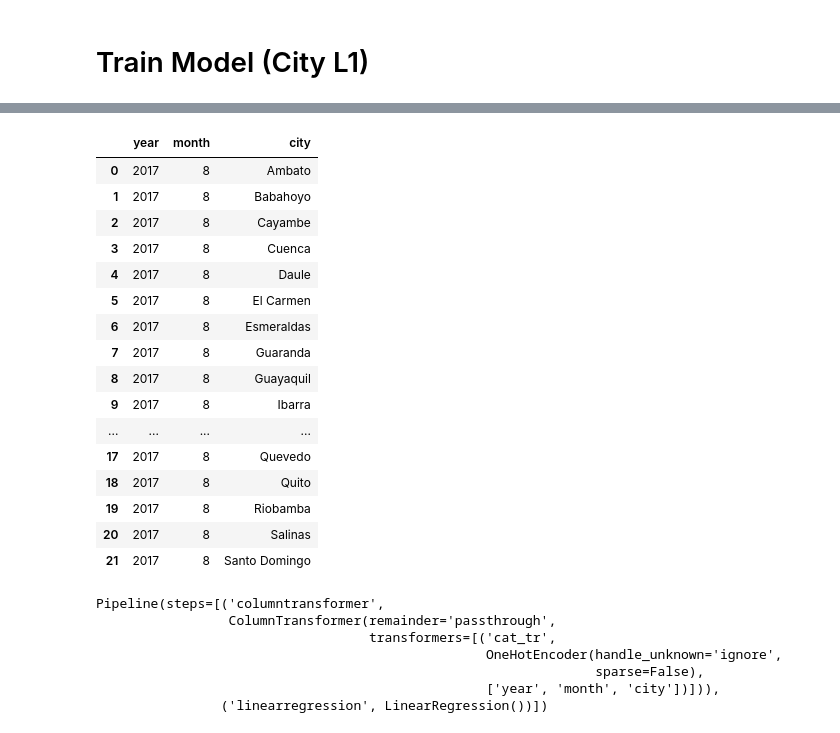
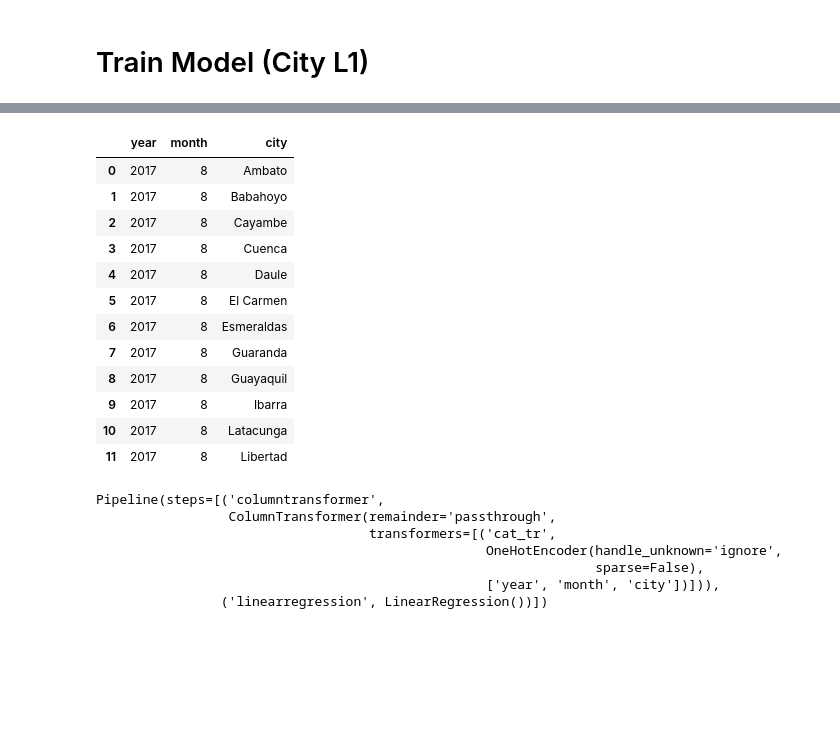
Before and after one commit to mrdaraujo/business_case_869, a Jupyter notebook: notebooks/victor_package_tests.ipynb, the cells around one changed output, grey strips where cells are left out. Saved outputs shown, nothing was run; the diff lists cells and outputs as text; code cells hidden in the pictures; blank space fills up the shorter version.

```diff
--- a/notebooks/victor_package_tests.ipynb
+++ b/notebooks/victor_package_tests.ipynb
@@ -125,23 +110,19 @@ Name: sales, Length: 1232, dtype: float64
 # %%
-X_predict
+X_predict.head(12)
 # %% [output]
 |  | year | month | city |
 | 0 | 2017 | 8 | Ambato |
 | 1 | 2017 | 8 | Babahoyo |
 | 2 | 2017 | 8 | Cayambe |
 | 3 | 2017 | 8 | Cuenca |
 | 4 | 2017 | 8 | Daule |
 | 5 | 2017 | 8 | El Carmen |
 | 6 | 2017 | 8 | Esmeraldas |
 | 7 | 2017 | 8 | Guaranda |
 | 8 | 2017 | 8 | Guayaquil |
 | 9 | 2017 | 8 | Ibarra |
-| ... | ... | ... | ... |
-| 17 | 2017 | 8 | Quevedo |
-| 18 | 2017 | 8 | Quito |
-| 19 | 2017 | 8 | Riobamba |
-| 20 | 2017 | 8 | Salinas |
-| 21 | 2017 | 8 | Santo Domingo |
+| 10 | 2017 | 8 | Latacunga |
+| 11 | 2017 | 8 | Libertad |
 # %%
 job = joblib.load('model_city.joblib')
 job
```
Also changed, not shown: parts of 33 cells of this notebook, 13 other files.
